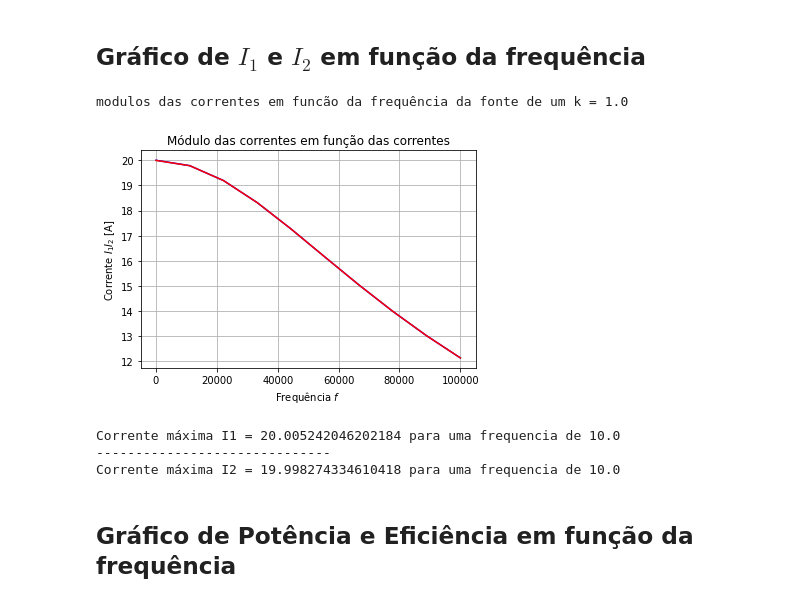
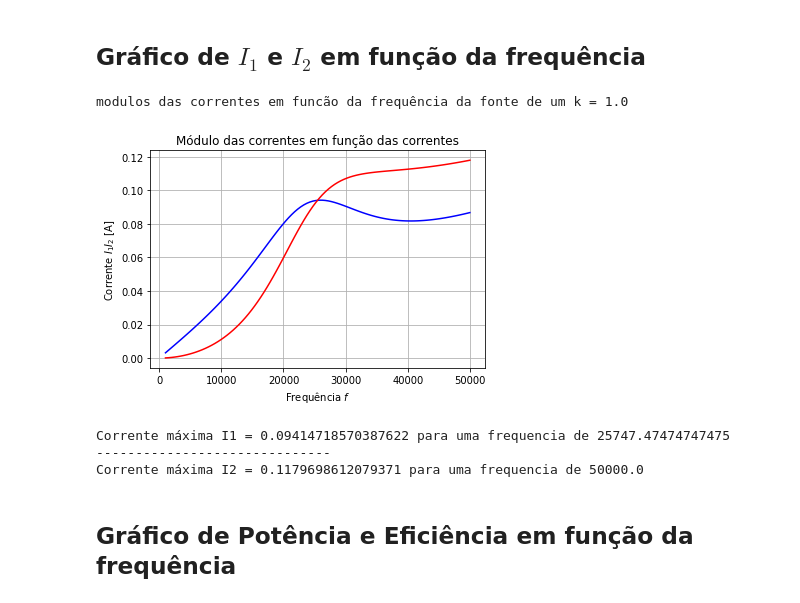
Before and after one commit to lucasfonseca19/projeto-eletromag, a Jupyter notebook: projeto.ipynb, the cells around one changed output. Drawn from its saved outputs; the diff is of its cells as text; code cells hidden in the pictures.

```diff
--- a/projeto.ipynb
+++ b/projeto.ipynb
@@ -33,28 +33,34 @@ def CalcularTransformador(Uf, Rc, k, f, R1, L1, C1, p):
     # Frequêna angular
     w = 2*pi*f
 
-
     # Ressonancia
     wr = 1/sqrt(L1*C1)
 
-
     # Indutancia
     M = k * sqrt(L1*L2)
-
 
    # Reatâncias dormador
     XL1 = 1j*w*L1
     XL2 = 1j*w*L2
 
-    XC1 = 1/1j*w*C1
-    XC2 = 1/1j*w*C2
+    XC1 = 1/(1j*w*C1)
+    XC2 = 1/(1j*w*C2)
 
     XM = 1j*w*M
+
+    M = k * sqrt(L1*L1)
+    w = 2*pi*f
+    XL = 1j*w*L1
+
+    #tensao no secundario
+    XC = 1/(1j*w*C1)
+    Zeq = ( (XC *Rc)/(XC + Rc) )
+    v2 = Zeq * i2
 
     if p:
       # Reatâncias da Indutância mútua
       print(f"A Indutäncia Mútua M:{M} Henry")
-      print(f"A frequência de ressonancia Wr é: {wr} Rad/s")
+      print(f"A frequência de ressonancia Wr é: {wr/(2*pi)} Hz")
       print(f"A frequência angular W é: {w} Rad/s")
       print(f"Reatancia do indutor: {XL1}")
       print(f"Reatancia do capacitor: {XC1}")
@@ -62,32 +68,32 @@ def CalcularTransformador(Uf, Rc, k, f, R1, L1, C1, p):
       print(f"-"*30)
 
     # Impedância Equivalente
-    Z = np.array([[XC1 + R1 + XL1, -XM], [-XM, XL1 + R2 + ( (1/XC2 + 1/Rc) **(-1) ) ]])
+    Z = np.array([[XC1 + R1 + XL1, -XM], [-XM, XL1 + R2 + ( (XC1 * Rc)/(XC1 + Rc) ) ]])
     # Tensão em forma fasorial
-    V = np.array([Uf,0])
+    V = np.array([Uf, 0])
     # i trata-se de uma tupla com os valores fasorias de i1 e i2
     i = np.dot(np.linalg.inv(Z),V)
 
-    return i[0], i[1]
+    return i[0], i[1], v2
 # %% [markdown]
 ## Declarações das variáveis
 # %%
 
 # Entradas da função: Uf(volts), Rc(ohms), k, R1(ohms), L1(Henry), C1(Henry)
-Uf = 20      # Tensão da fonte (pico)
-Rc = 5      # Resistência do capacitor
+Uf = 5     # Tensão da fonte (pico)
+Rc = 40      # Resistência do capacitor
 k = 0.1     # Coeficiente de acoplamento
 f = 60      # frequencia da fonte
 R1 = 0.5    # Resistência do resistor
-L1 = 300e-3 # Indutância do indutor1
-L2 = L1     # Indutância do indutor2
-C1 = 1e-6   # Capacitância dos capacitores
+L1 = 200e-6 # Indutância do indutor1
+# L2 = L1     # Indutância do indutor2
+C1 = 1e-7   # Capacitância dos capacitores
 # %% [markdown]
 # Cálculos
 # %% [markdown]
 ## Cálculo de $I_1$ e $I_2$
 # %%
-i1, i2 = CalcularTransformador(Uf, Rc, k, f, R1, L1, C1, True)
+i1, i2, v2 = CalcularTransformador(Uf, Rc, k, f, R1, L1, C1, True)
 print(f"i1: {i1}")
 print(f"i2: {i2}")
 # %% [output]
@@ -132,7 +138,7 @@ Relação V1/V2 = 4.00
 # %%
 #Construção de gráficos de I1 e I2 em função da frequência:
 #Frequencia que vai de 10hz - 100khz
-F = np.linspace(10,100000,10)
+F = np.linspace(1000,50000,100)
 I1 = []
 I2 = []
 print("modulos das correntes em funcão da frequência da fonte de um k = {}".format(k))
@@ -142,43 +148,39 @@ max_i1 = 0
 max_i2 = 0
 
 for f in F:
-    i1, i2 = CalcularTransformador(Uf, Rc, k, f, R1, L1, C1, False)
+    i1, i2, v2 = CalcularTransformador(Uf, Rc, k, f, R1, L1, C1, False)
     mod_i1 = abs(i1)
     mod_i2 = abs(i2)
 
     I1.append(mod_i1)
     I2.append(mod_i2)
 
     if mod_i1 > max_i1:
         max_i1 = mod_i1
         f_max_i1 = f
 
     if mod_i2 > max_i2:
         max_i2 = mod_i2
         f_max_i2 = f
 
 
-
-
-
-
 plt.plot(F, I1, label = "corrente I1", color = "b")
 plt.plot(F, I2, label = "corrente I2", color = "r")
 plt.title("Módulo das correntes em função das correntes")
 plt.xlabel("Frequência $f$")
 plt.ylabel("Corrente $I_1 I_2$ [A]")
 plt.grid(True)
 plt.show()
 
 print("Corrente máxima I1 = {} para uma frequencia de {}".format(max_i1, f_max_i1))
 print("-"*30)
 print("Corrente máxima I2 = {} para uma frequencia de {}".format(max_i2, f_max_i2))
 # %% [output]
 modulos das correntes em funcão da frequência da fonte de um k = 1.0
-[figure, old version]
+[figure, new version]
-Corrente máxima I1 = 20.005242046202184 para uma frequencia de 10.0
+Corrente máxima I1 = 0.09414718570387622 para uma frequencia de 25747.47474747475
 ------------------------------
-Corrente máxima I2 = 19.998274334610418 para uma frequencia de 10.0
+Corrente máxima I2 = 0.1179698612079371 para uma frequencia de 50000.0
 # %% [markdown]
 ## Gráfico de Potência e Eficiência em função da frequência
 # %%
```
Also changed, not shown: parts of 4 cells of this notebook.
